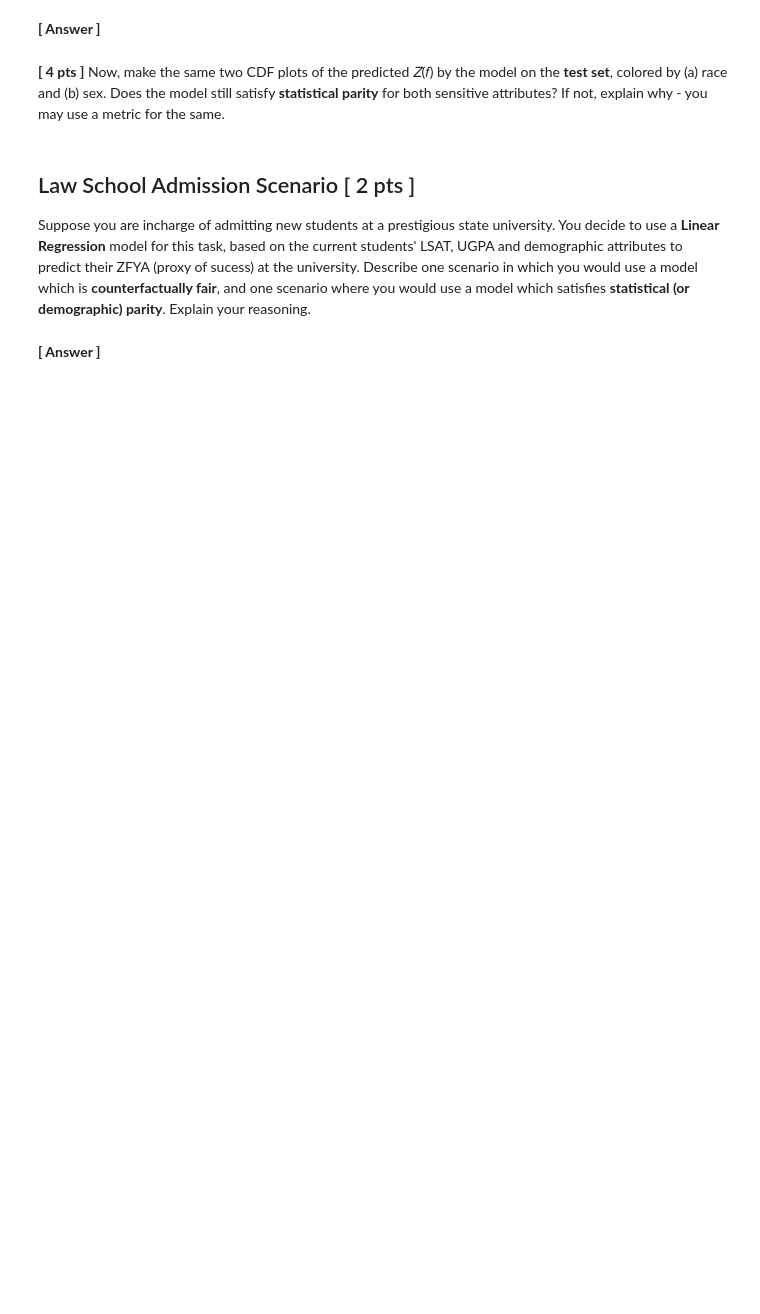
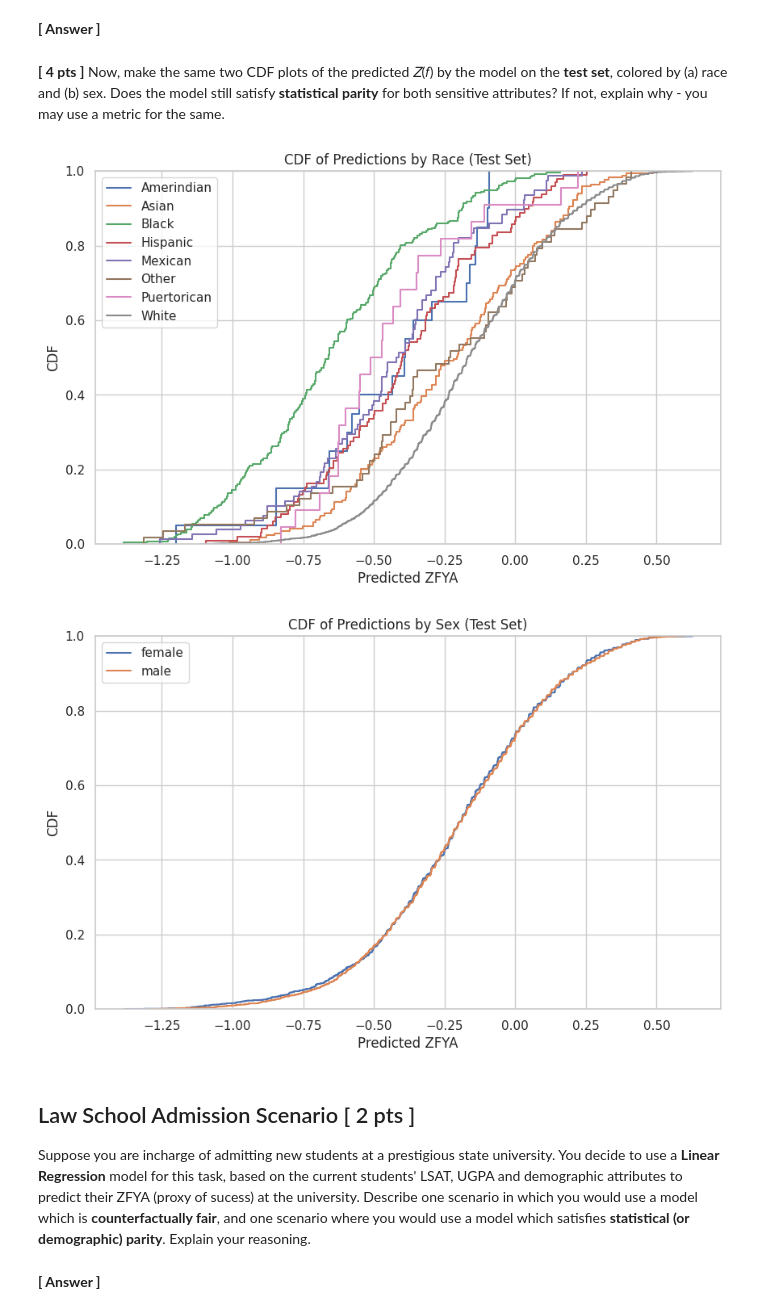
Before and after one commit to ferolaa/FATE, a Jupyter notebook: Lab II - Algorithmic Fairness/Notebook/L2_Algorithmic_Fairness_I_Regression.ipynb, the cells around one changed output. Drawn from its saved outputs; the diff is of its cells as text; code cells hidden in the pictures; blank space fills up the shorter version.

```diff
--- a/Lab II - Algorithmic Fairness/Notebook/L2_Algorithmic_Fairness_I_Regression.ipynb
+++ b/Lab II - Algorithmic Fairness/Notebook/L2_Algorithmic_Fairness_I_Regression.ipynb
@@ -678,3 +738,29 @@ Formally, $Y \perp \!\!\! \perp A \; \implies$ A predictor $Y$ satisfies *statis
+# %%
+# your code for predictions and plotting here
+
+# Function to plot empirical CDF
+def plot_cdf(data, group, title):
+    plt.figure(figsize=(10, 6))
+    unique_groups = sorted(data[group].unique())
+
+    for value in unique_groups:
+        subset = data[data[group] == value]["ZFYA_pred"]
+        sns.ecdfplot(subset, label=value)
+
+    plt.xlabel("Predicted ZFYA")
+    plt.ylabel("CDF")
+    plt.title(title)
+    plt.legend()
+    plt.show()
+
+# Plot CDF by Race
+plot_cdf(test_results, "race", "CDF of Predictions by Race (Test Set)")
+
+# Plot CDF by Sex
+plot_cdf(test_results, "sex", "CDF of Predictions by Sex (Test Set)")
+# %% [output]
+[figure, added]
+[figure, added]
 # %% [markdown]
 ## Law School Admission Scenario [ 2 pts ]
 
```
Also changed, not shown: parts of 5 cells of this notebook.
